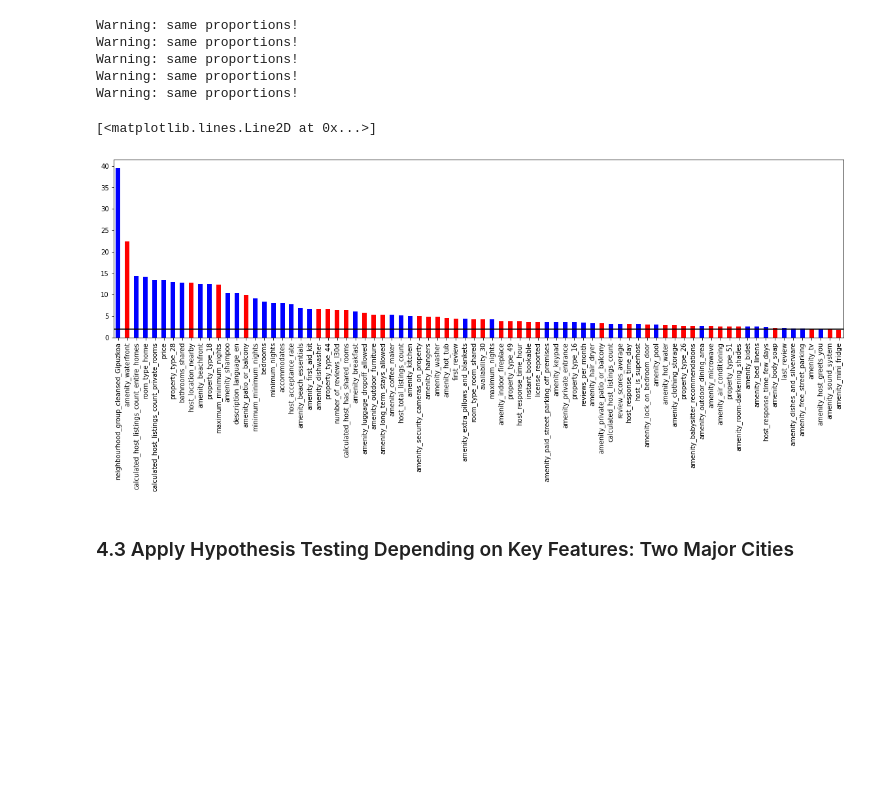
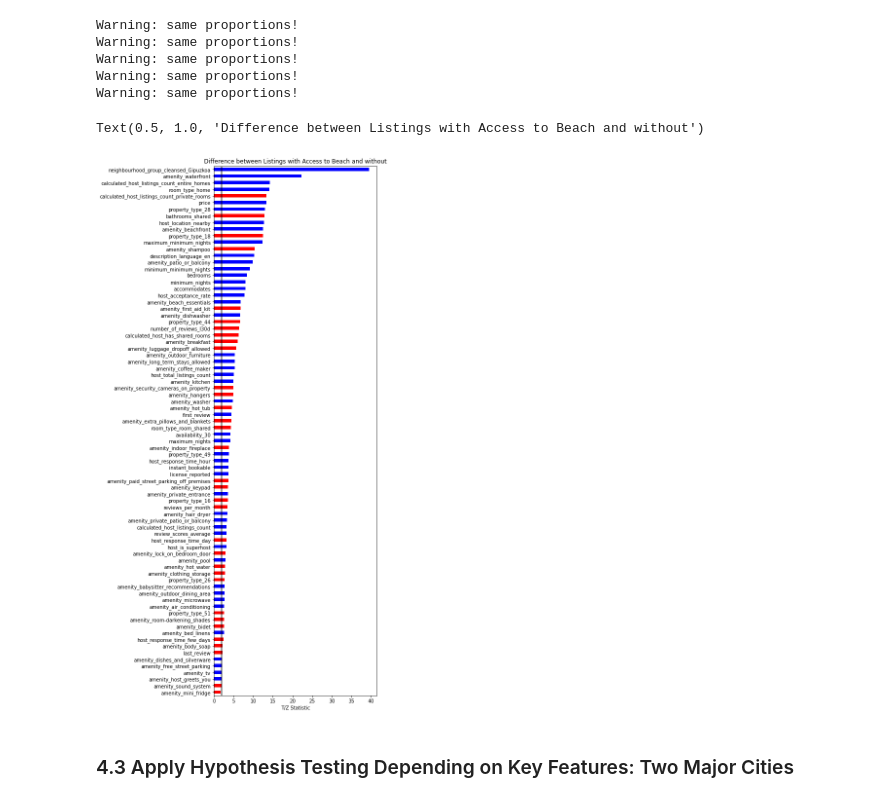
Before and after one commit to mxagar/airbnb_data_analysis, a Jupyter notebook: 03_AirBnB_DataAnalysis_Modelling.ipynb, the cells around one changed output. Cells and saved outputs as stored; diff of their text form; code cells hidden in the pictures; blank space fills up the shorter version.

```diff
--- a/03_AirBnB_DataAnalysis_Modelling.ipynb
+++ b/03_AirBnB_DataAnalysis_Modelling.ipynb
@@ -661,15 +671,18 @@ feature_differences['stat'] = np.abs(feature_differences['stat'])
 # %%
 # Pick top k features with largest stats
 # Plot their abs stat value; color-code the stat sign
 # Draw the stat = 2 line, related to the significance level difference
 top_features = 80
-plt.figure(figsize=(20,5))
+plt.figure(figsize=(6,20))
+feature_differences.sort_values(by='stat',ascending=True,inplace=True)
 color_list = ['b' if el > 0 else 'r' for el in [feature_differences['plus'].iloc[i] for i in range(feature_differences['plus'].shape[0])]]
-feature_differences['stat'].sort_values(ascending=False)[:top_features].plot(kind='bar',color=color_list)
-plt.plot([-1,top_features],[2,2],'k-')
+feature_differences['stat'][-top_features:].plot(kind='barh',color=color_list[-top_features:])
+plt.plot([2,2],[-1,top_features],'k-')
+plt.xlabel('T/Z Statistic')
+plt.title('Difference between Listings with Access to Beach and without')
 # %% [output]
-[<matplotlib.lines.Line2D at 0x...>]
+Text(0.5, 1.0, 'Difference between Listings with Access to Beach and without')
-[figure, old version]
+[figure, new version]
 # %% [markdown]
 ### 4.3 Apply Hypothesis Testing Depending on Key Features: Two Major Cities
 # %%
```
Also changed, not shown: parts of 6 cells of this notebook, 1 other file.
